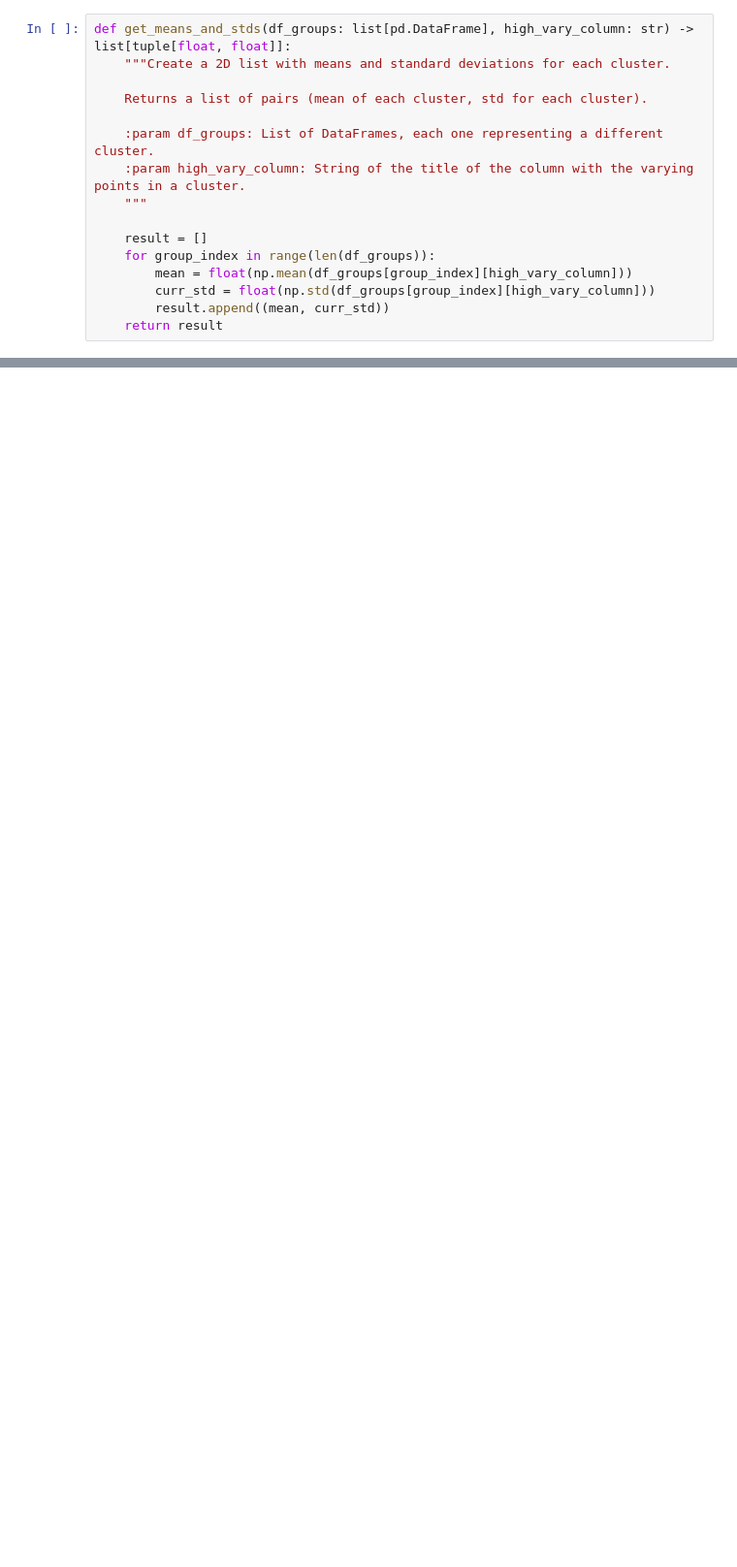
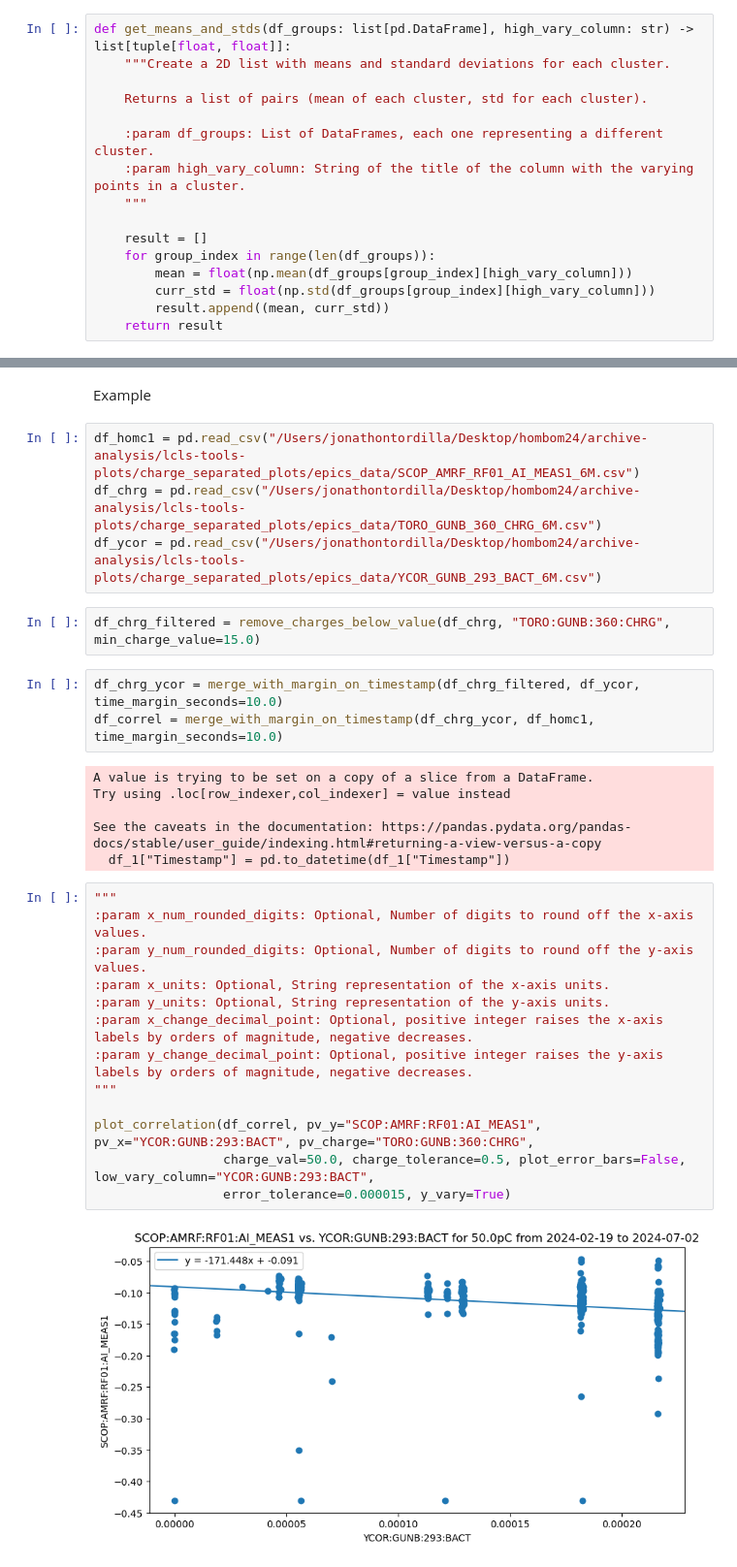
Before and after one commit to jpgtordilla/hombom24, a Jupyter notebook: archive-analysis/lcls-tools-plots/charge_separated_plots/production_dev_epics_archiver_filter.ipynb, the cells around one changed output, grey strips where cells are left out. Shown at 97% size. Drawn from its saved outputs; the diff is of its cells as text; blank space fills up the shorter version.

Commit message:
created examples

```diff
--- a/archive-analysis/lcls-tools-plots/charge_separated_plots/production_dev_epics_archiver_filter.ipynb
+++ b/archive-analysis/lcls-tools-plots/charge_separated_plots/production_dev_epics_archiver_filter.ipynb
@@ -179,3 +205,35 @@ def plot_correlation(df: pd.DataFrame, pv_y: str, pv_x: str, pv_charge: str, cha
     ax.set_ylabel(pv_y)
     ax.legend()
     plt.show()
+# %% [markdown]
+Example
+# %%
+df_homc1 = pd.read_csv("/Users/jonathontordilla/Desktop/hombom24/archive-analysis/lcls-tools-plots/charge_separated_plots/epics_data/SCOP_AMRF_RF01_AI_MEAS1_6M.csv")
+df_chrg = pd.read_csv("/Users/jonathontordilla/Desktop/hombom24/archive-analysis/lcls-tools-plots/charge_separated_plots/epics_data/TORO_GUNB_360_CHRG_6M.csv")
+df_ycor = pd.read_csv("/Users/jonathontordilla/Desktop/hombom24/archive-analysis/lcls-tools-plots/charge_separated_plots/epics_data/YCOR_GUNB_293_BACT_6M.csv")
+# %%
+df_chrg_filtered = remove_charges_below_value(df_chrg, "TORO:GUNB:360:CHRG", min_charge_value=15.0)
+# %%
+df_chrg_ycor = merge_with_margin_on_timestamp(df_chrg_filtered, df_ycor, time_margin_seconds=10.0)
+df_correl = merge_with_margin_on_timestamp(df_chrg_ycor, df_homc1, time_margin_seconds=10.0)
+# %% [output]
+A value is trying to be set on a copy of a slice from a DataFrame.
+Try using .loc[row_indexer,col_indexer] = value instead
+
+See the caveats in the documentation: https://pandas.pydata.org/pandas-docs/stable/user_guide/indexing.html#returning-a-view-versus-a-copy
+  df_1["Timestamp"] = pd.to_datetime(df_1["Timestamp"])
+# %%
+"""
+:param x_num_rounded_digits: Optional, Number of digits to round off the x-axis values.
+:param y_num_rounded_digits: Optional, Number of digits to round off the y-axis values.
+:param x_units: Optional, String representation of the x-axis units.
+:param y_units: Optional, String representation of the y-axis units.
+:param x_change_decimal_point: Optional, positive integer raises the x-axis labels by orders of magnitude, negative decreases.
+:param y_change_decimal_point: Optional, positive integer raises the y-axis labels by orders of magnitude, negative decreases.
+"""
+
+plot_correlation(df_correl, pv_y="SCOP:AMRF:RF01:AI_MEAS1", pv_x="YCOR:GUNB:293:BACT", pv_charge="TORO:GUNB:360:CHRG",
+                 charge_val=50.0, charge_tolerance=0.5, plot_error_bars=False, low_vary_column="YCOR:GUNB:293:BACT",
+                 error_tolerance=0.000015, y_vary=True)
+# %% [output]
+[figure, added]
```
Also changed, not shown: parts of 2 cells of this notebook.
